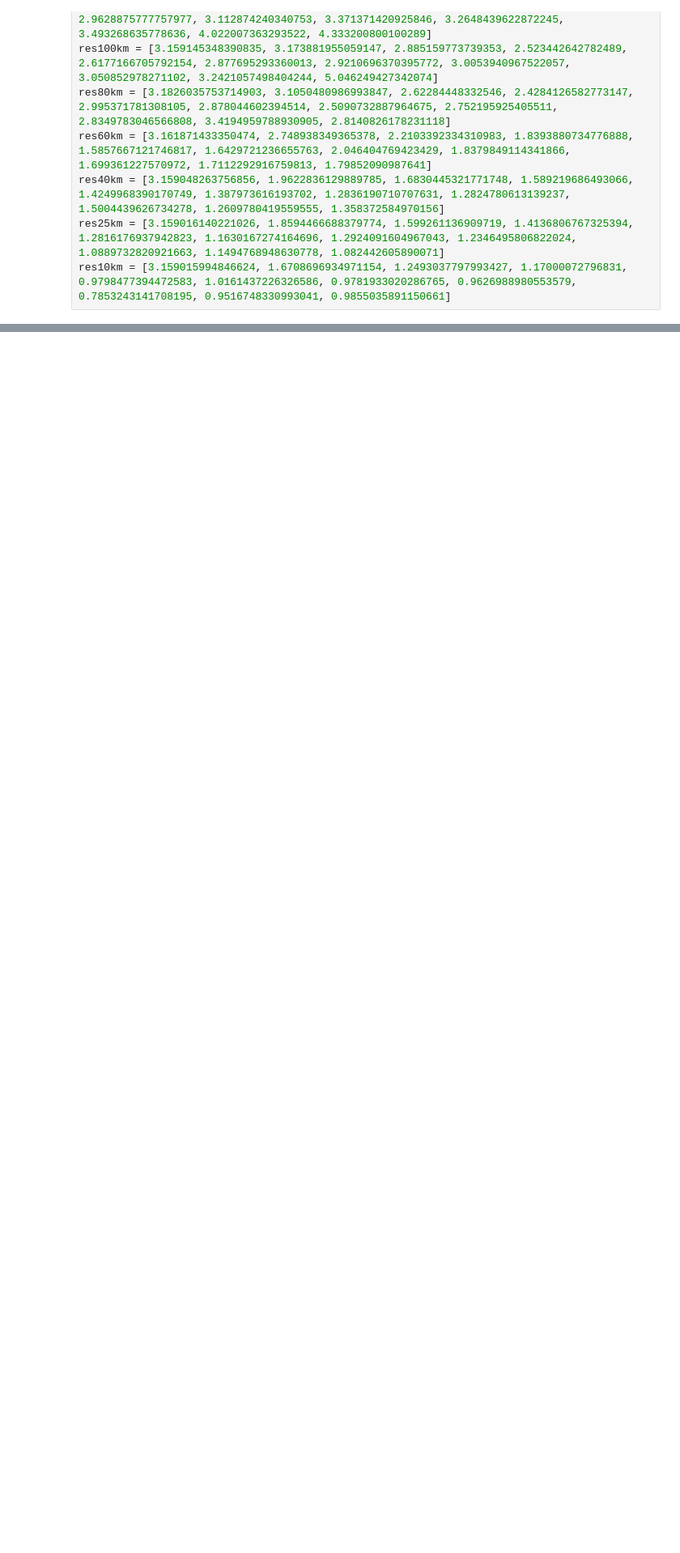
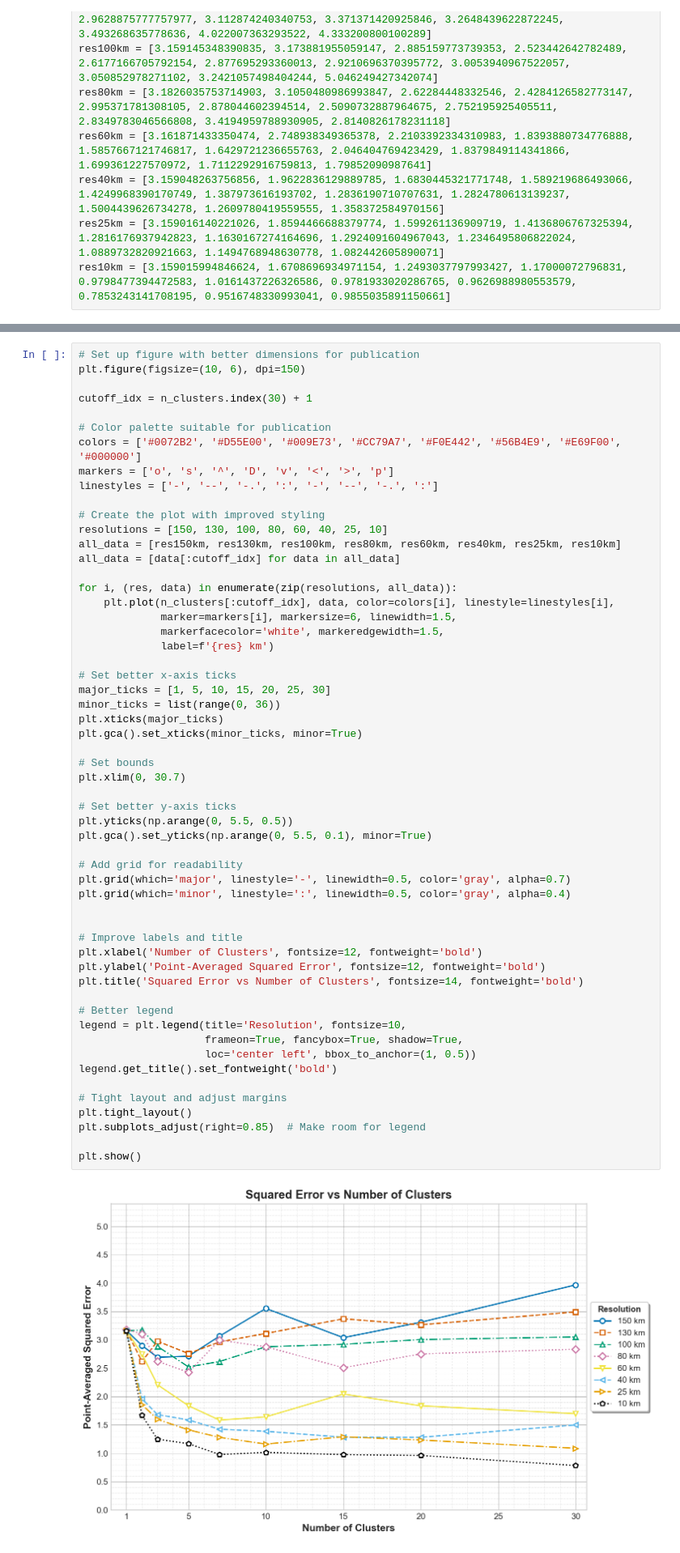
Before and after one commit to jyhong05/CFL_Research, a Jupyter notebook: altitude_extraction/temp.ipynb, the cells around one changed output, grey strips where cells are left out. Shown at 81% size. Drawn from its saved outputs; the diff is of its cells as text; blank space fills up the shorter version.

```diff
--- a/altitude_extraction/temp.ipynb
+++ b/altitude_extraction/temp.ipynb
@@ -27,0 +30,58 @@ _ = plt.legend(fontsize='small')
+# %%
+# Set up figure with better dimensions for publication
+plt.figure(figsize=(10, 6), dpi=150)
+
+cutoff_idx = n_clusters.index(30) + 1
+
+# Color palette suitable for publication
+colors = ['#0072B2', '#D55E00', '#009E73', '#CC79A7', '#F0E442', '#56B4E9', '#E69F00', '#000000']
+markers = ['o', 's', '^', 'D', 'v', '<', '>', 'p']
+linestyles = ['-', '--', '-.', ':', '-', '--', '-.', ':']
+
+# Create the plot with improved styling
+resolutions = [150, 130, 100, 80, 60, 40, 25, 10]
+all_data = [res150km, res130km, res100km, res80km, res60km, res40km, res25km, res10km]
+all_data = [data[:cutoff_idx] for data in all_data]
+
+for i, (res, data) in enumerate(zip(resolutions, all_data)):
+    plt.plot(n_clusters[:cutoff_idx], data, color=colors[i], linestyle=linestyles[i],
+             marker=markers[i], markersize=6, linewidth=1.5,
+             markerfacecolor='white', markeredgewidth=1.5,
+             label=f'{res} km')
+
+# Set better x-axis ticks
+major_ticks = [1, 5, 10, 15, 20, 25, 30]
+minor_ticks = list(range(0, 36))
+plt.xticks(major_ticks)
+plt.gca().set_xticks(minor_ticks, minor=True)
+
+# Set bounds
+plt.xlim(0, 30.7)
+
+# Set better y-axis ticks
+plt.yticks(np.arange(0, 5.5, 0.5))
+plt.gca().set_yticks(np.arange(0, 5.5, 0.1), minor=True)
+
+# Add grid for readability
+plt.grid(which='major', linestyle='-', linewidth=0.5, color='gray', alpha=0.7)
+plt.grid(which='minor', linestyle=':', linewidth=0.5, color='gray', alpha=0.4)
+
+
+# Improve labels and title
+plt.xlabel('Number of Clusters', fontsize=12, fontweight='bold')
+plt.ylabel('Point-Averaged Squared Error', fontsize=12, fontweight='bold')
+plt.title('Squared Error vs Number of Clusters', fontsize=14, fontweight='bold')
+
+# Better legend
+legend = plt.legend(title='Resolution', fontsize=10,
+                    frameon=True, fancybox=True, shadow=True,
+                    loc='center left', bbox_to_anchor=(1, 0.5))
+legend.get_title().set_fontweight('bold')
+
+# Tight layout and adjust margins
+plt.tight_layout()
+plt.subplots_adjust(right=0.85)  # Make room for legend
+
+plt.show()
+# %% [output]
+[figure, added]
```
Also changed, not shown: parts of 2 cells of this notebook, 23 other files.
